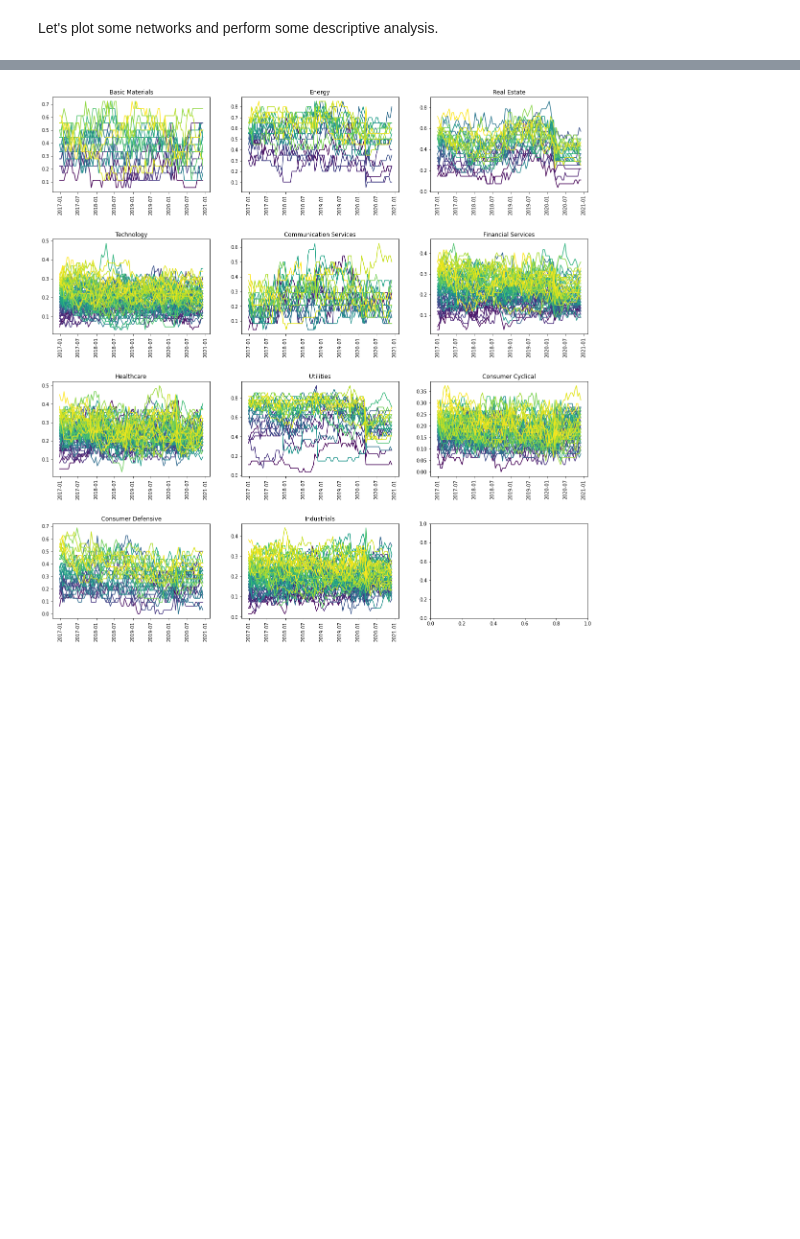
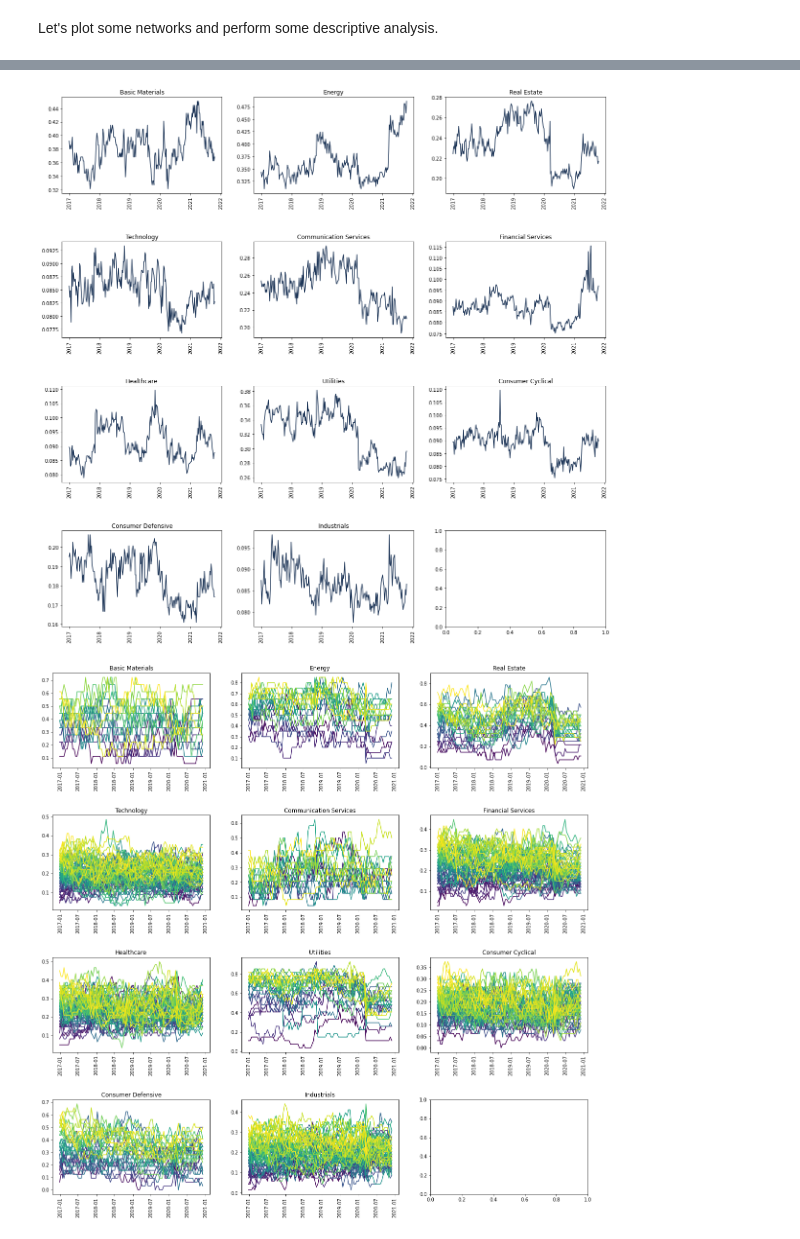
Before and after one commit to ragnarlevi/GTST, a Jupyter notebook: _Workbench/FinancialRisk.ipynb, the cells around one changed output, grey strips where cells are left out. Cells and saved outputs as stored; diff of their text form; code cells hidden in the pictures; blank space fills up the shorter version.

```diff
--- a/_Workbench/FinancialRisk.ipynb
+++ b/_Workbench/FinancialRisk.ipynb
@@ -208,3 +224,7 @@ plot_graph_stat(avg_clustering, x = dates)
+# %%
+plot_graph_stat(density, x = dates['Technology'])
+# %% [output]
+[figure, added]
 # %%
 plot_graph_stat(degree, x = dates)
 # %% [output]
```
Also changed, not shown: parts of 16 cells of this notebook, 15 other files.
